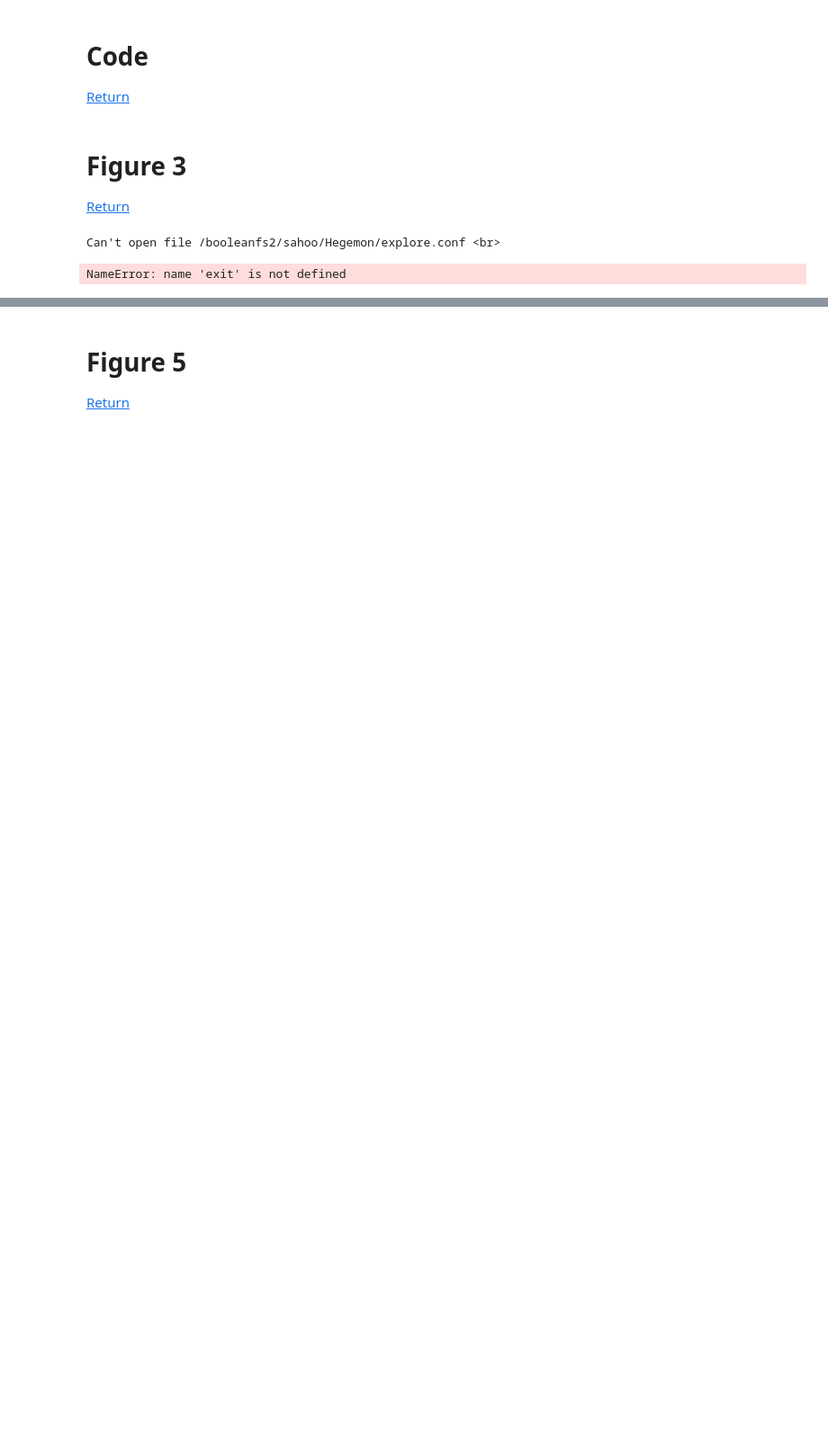
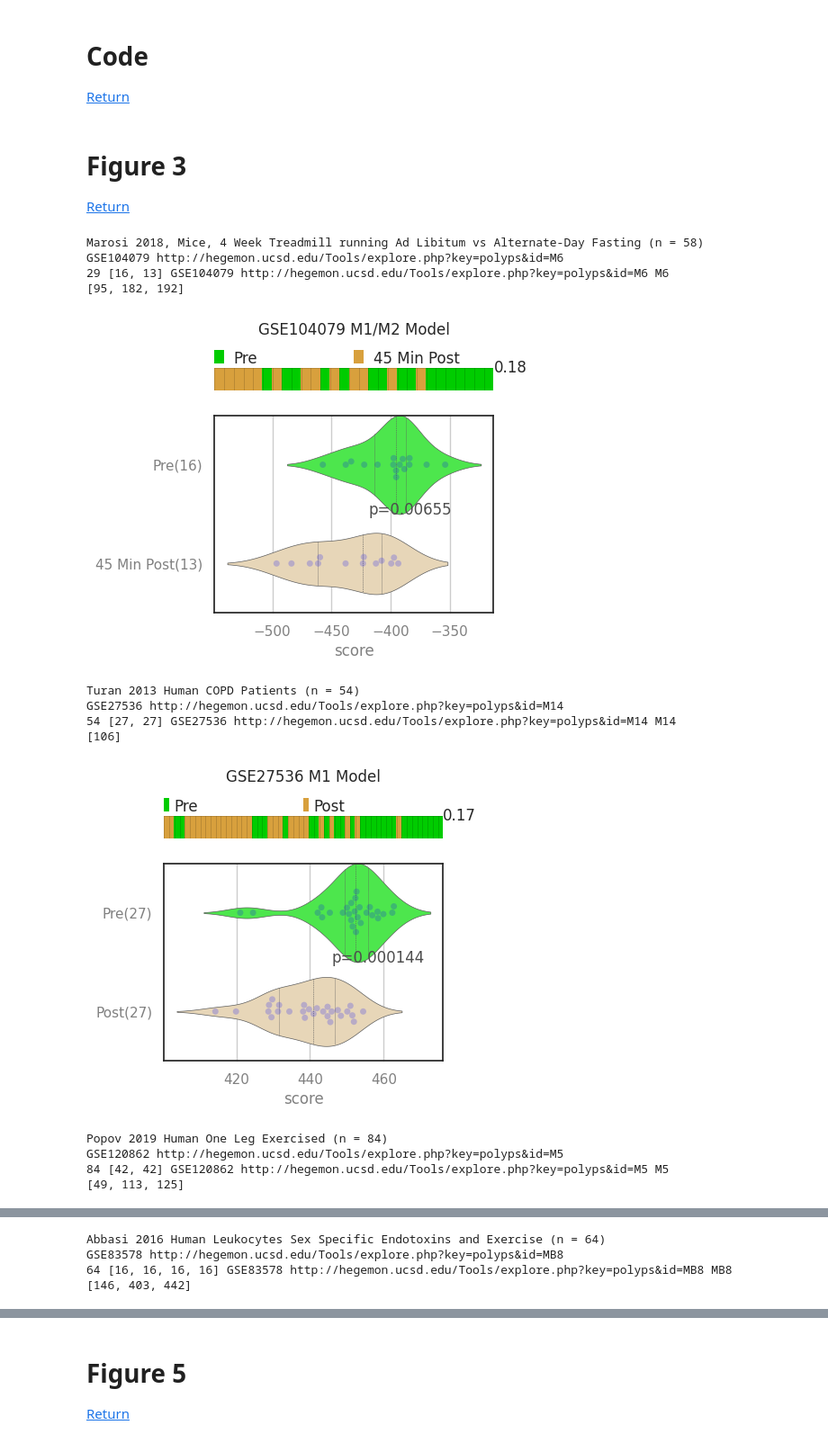
Before and after one commit to YoyoVosko/MacrophagesOntheRun, a Jupyter notebook: Macrophages_On_The_Run_Make_Figures_Code.ipynb, the cells around one changed output, grey strips where cells are left out. Shown at 90% size. Saved outputs shown, nothing was run; the diff lists cells and outputs as text; code cells hidden in the pictures; blank space fills up the shorter version.

```diff
--- a/Macrophages_On_The_Run_Make_Figures_Code.ipynb
+++ b/Macrophages_On_The_Run_Make_Figures_Code.ipynb
@@ -4120,7 +1372,19 @@ def makeFigure3(show=True,save=False):
         plt.show()
     return
 # %%
-makeFigure3(save=True)
+makeFigure3(show=True,save=True)
 # %% [output]
-Can't open file /booleanfs2/sahoo/Hegemon/explore.conf <br>
+Marosi 2018, Mice, 4 Week Treadmill running Ad Libitum vs Alternate-Day Fasting (n = 58)
+GSE104079 http://hegemon.ucsd.edu/Tools/explore.php?key=polyps&id=M6
+29 [16, 13] GSE104079 http://hegemon.ucsd.edu/Tools/explore.php?key=polyps&id=M6 M6
+[95, 182, 192]
+[figure, added]
-NameError: name 'exit' is not defined
+Turan 2013 Human COPD Patients (n = 54)
+GSE27536 http://hegemon.ucsd.edu/Tools/explore.php?key=polyps&id=M14
+54 [27, 27] GSE27536 http://hegemon.ucsd.edu/Tools/explore.php?key=polyps&id=M14 M14
+[106]
+[figure, added]
+Popov 2019 Human One Leg Exercised (n = 84)
+GSE120862 http://hegemon.ucsd.edu/Tools/explore.php?key=polyps&id=M5
+84 [42, 42] GSE120862 http://hegemon.ucsd.edu/Tools/explore.php?key=polyps&id=M5 M5
+[49, 113, 125]
@@ -4126,0 +1392,4 @@ NameError: name 'exit' is not defined
+Abbasi 2016 Human Leukocytes Sex Specific Endotoxins and Exercise (n = 64)
+GSE83578 http://hegemon.ucsd.edu/Tools/explore.php?key=polyps&id=MB8
+64 [16, 16, 16, 16] GSE83578 http://hegemon.ucsd.edu/Tools/explore.php?key=polyps&id=MB8 MB8
+[146, 403, 442]
```
Also changed, not shown: parts of 21 cells of this notebook, 27 other files.
